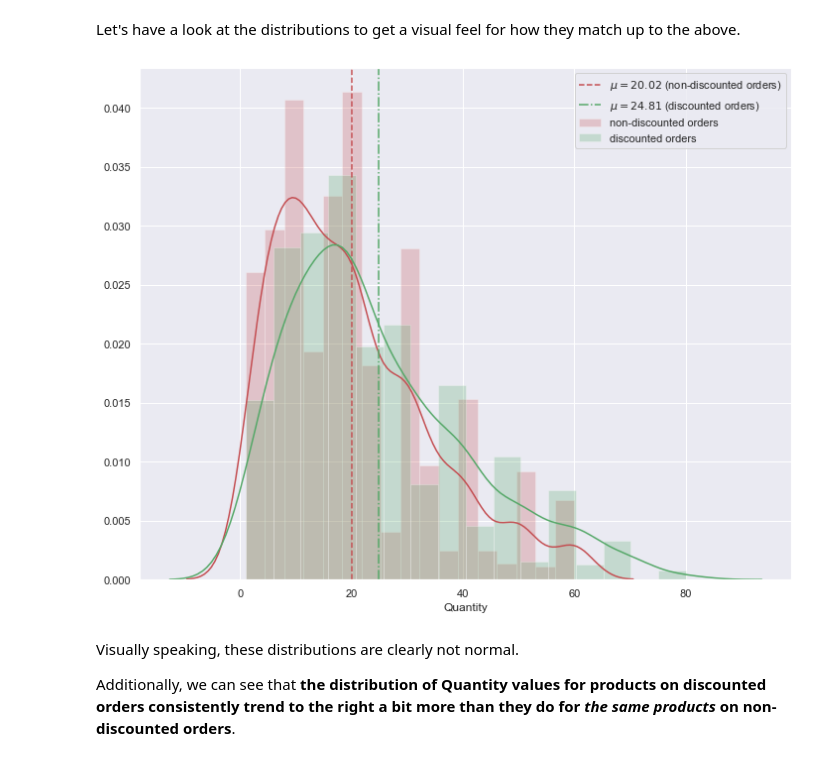
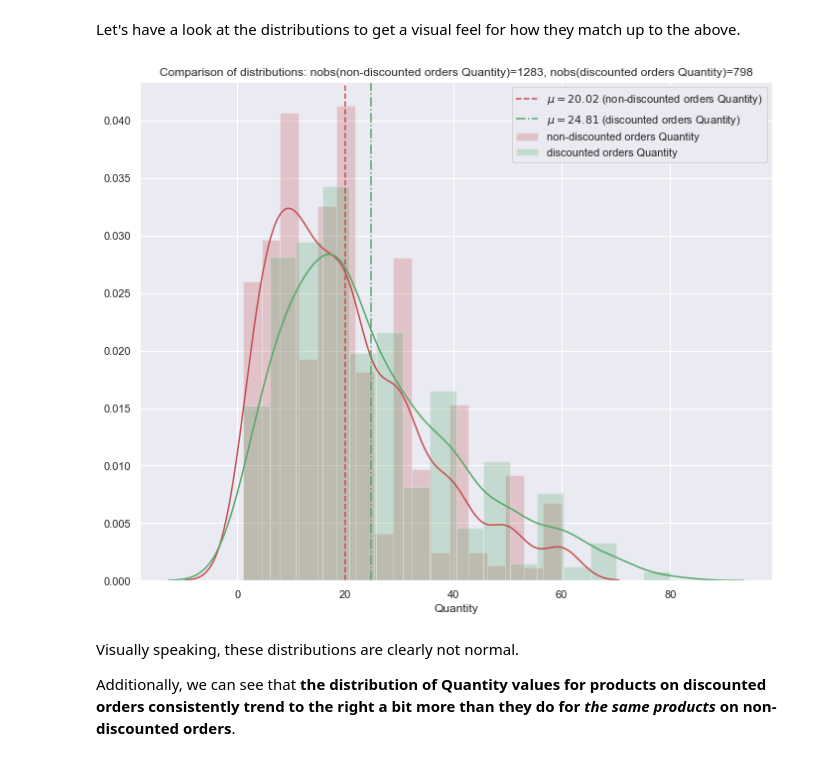
Before and after one commit to sacontreras/dsc-project-module-03, a Jupyter notebook: NorthwindProductDisountOrderEffectAnalysis.ipynb, the cells around one changed output. Saved outputs shown, nothing was run; the diff lists cells and outputs as text; code cells hidden in the pictures.

```diff
--- a/NorthwindProductDisountOrderEffectAnalysis.ipynb
+++ b/NorthwindProductDisountOrderEffectAnalysis.ipynb
@@ -150,12 +138,22 @@ Let's have an initial high-level look at what our data looks like.
 # %%
-tables_with_nulls = []
-for tn, tbl_df in table_as_df.items():
-    display(HTML(f"Table <b>{tn}</b>:"))
-    cols_with_nulls = scjpnutils.summarize_df(tbl_df)
-    if len(cols_with_nulls) > 0:
-        tables_with_nulls.append(tn)
-    display(HTML(f"<p><br><br>"))
+# input: dict mapping sql table name to its corresponding data frame name
+def summarize_scope(scope, init=False):
+    display(Markdown(f"#### Scope Summary:<br>"))
 
-if len(tables_with_nulls) > 0:
-    display(HTML(f"<h3>Tables with null values:</h3>"))
-    print(tables_with_nulls)
+    tables_with_nulls = []
+    for tn, tbl_df in scope.items():
+        if init and tbl_df is None:
+            tbl_df = nwsqlitedbmgr.sql_query_to_df(f"SELECT * FROM [{tn}]")
+            scope[tn] = tbl_df
+
+        display(Markdown(f"Table <b>{tn}</b>:"))
+        cols_with_nulls = scjpnutils.summarize_df(tbl_df)
+        if len(cols_with_nulls) > 0:
+            tables_with_nulls.append(tn)
+        display(HTML(f"<p><br><br>"))
+
+    if len(tables_with_nulls) > 0:
+        display(HTML(f"<h3>Tables with null values:</h3>"))
+        print(tables_with_nulls)
+
+    return scope, tables_with_nulls
@@ -222,0 +160,3 @@ order_detail_df = pysqldfmgr.pysqldf("SELECT * FROM order_detail_df GROUP BY Id"
+# %%
+q1_scope = {'OrderDetail': None}
+q1_scope, ql_scope_tables_with_nulls = summarize_scope(q1_scope, init=True)
@@ -274,6 +225,7 @@ def boxplot_od_qty_outliers(od_df, prior_mean_qty=None):
     fig.tight_layout()
     plt.show();
 # %%
+order_detail_df = q1_scope['OrderDetail']
 boxplot_od_qty_outliers(order_detail_df)
 
 old_mean_qty = order_detail_df.Quantity.mean()
@@ -601,6 +571,8 @@ $\mu_d=24.81$
 # %% [markdown]
 Let's have a look at the distributions to get a visual feel for how they match up to the above.
 # %%
+# this function simply wraps displaying a comparision of Seaborn distplots, with formatting
+#    it will additionally place the means of the samples
 def dist_plot_comparison(s1, s2, label, color=["r", "g"], restricted_domain=None):
     a = 0.25
     fig = plt.figure(figsize=fs_default)
@@ -611,15 +583,20 @@ def dist_plot_comparison(s1, s2, label, color=["r", "g"], restricted_domain=None
     mu_2 = s2.mean()
     plt.axvline(mu_2, color=color[1], ls="-.", label=f"$\\mu={round(mu_2,2)}$ ({label[1]})")
     plt.legend()
+    plt.title(f"Comparison of distributions: nobs({label[0]})={len(s1)}, nobs({label[1]})={len(s2)}")
     fig.tight_layout()
     if restricted_domain is not None:
         axes = plt.gca()
         axes.set_xlim(restricted_domain)
     plt.show();
 # %%
-dist_plot_comparison(orders_without_discount_df.Quantity, orders_with_discount_df.Quantity, ["non-discounted orders", "discounted orders"])
+dist_plot_comparison(
+    orders_without_discount_df.Quantity
+    , orders_with_discount_df.Quantity
+    , ["non-discounted orders Quantity", "discounted orders Quantity"]
+)
 # %% [output]
-[figure, old version]
+[figure, new version]
 # %% [markdown]
 Visually speaking, these distributions are clearly not normal.
 
```
Also changed, not shown: parts of 66 cells of this notebook, 1 other file.
